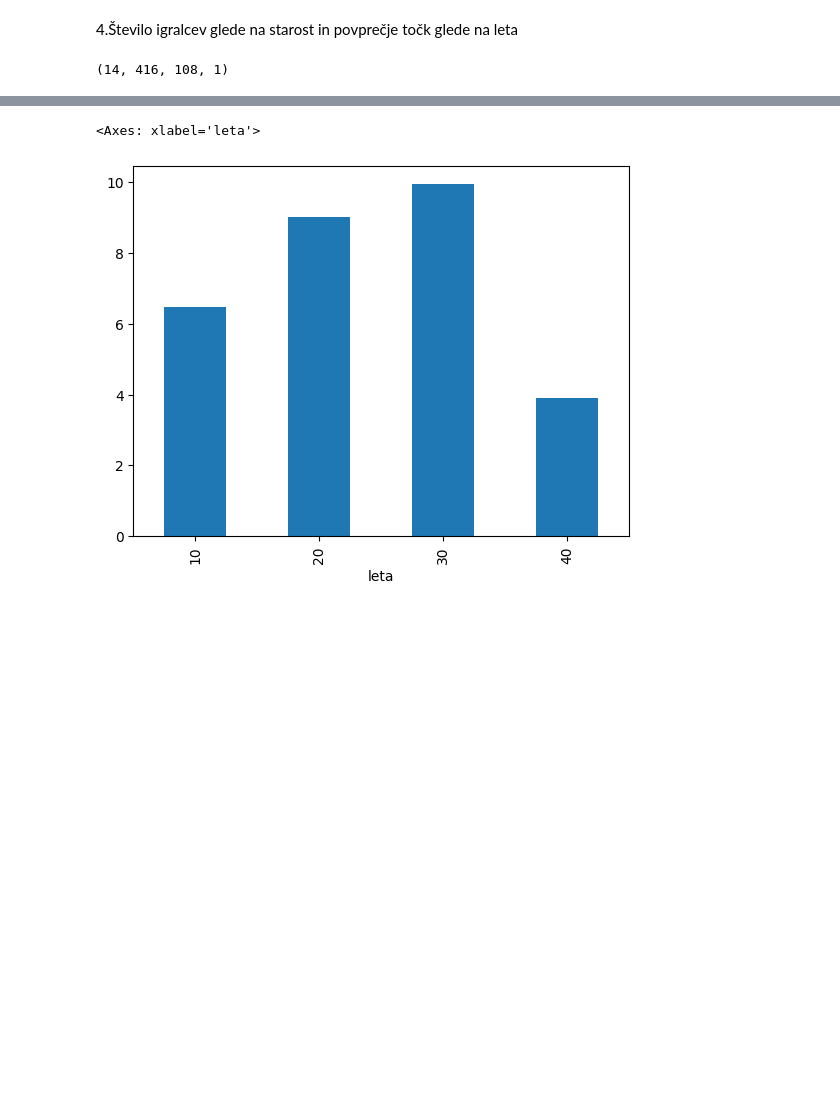
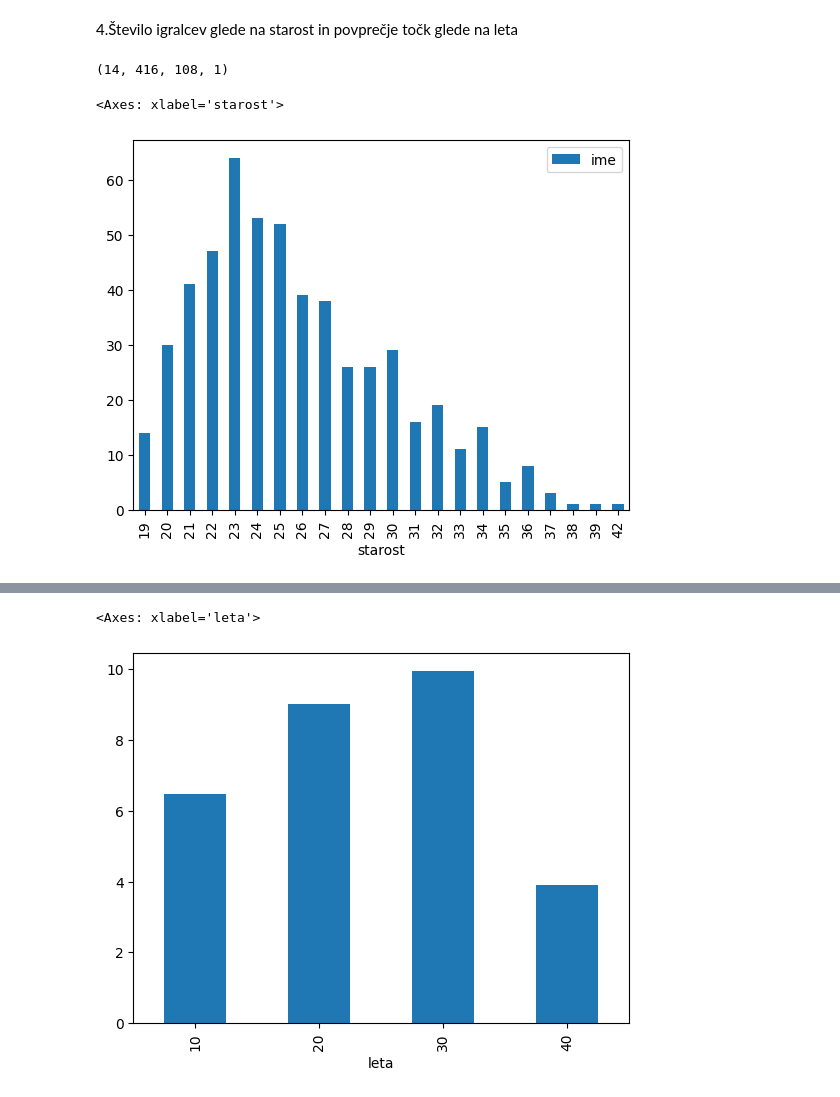
Before and after one commit to Miha-Novoselec/Projekt-Novoselec, a Jupyter notebook: Analiza-podatkov.ipynb, the cells around one changed output, grey strips where cells are left out. Drawn from its saved outputs; the diff is of its cells as text; code cells hidden in the pictures; blank space fills up the shorter version.

Commit message:
st. igralcev glede na starost

```diff
--- a/Analiza-podatkov.ipynb
+++ b/Analiza-podatkov.ipynb
@@ -214,0 +218,6 @@ razvrsti_po_desetletjih(igralci)
+# %%
+igralci_leta = podtabela2.groupby(by = "starost")[["ime"]].count()
+igralci_leta.plot.bar()
+# %% [output]
+<Axes: xlabel='starost'>
+[figure, added]
```
Also changed, not shown: parts of 2 cells of this notebook.
